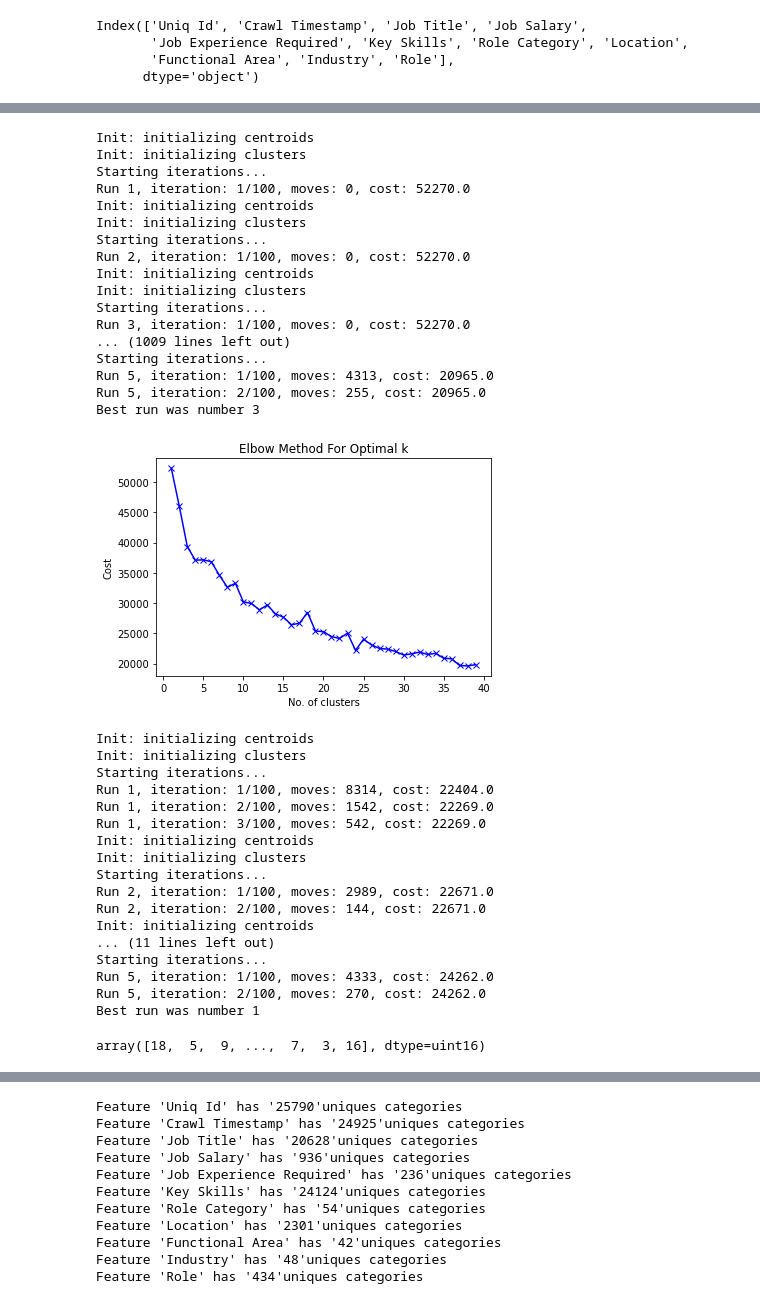
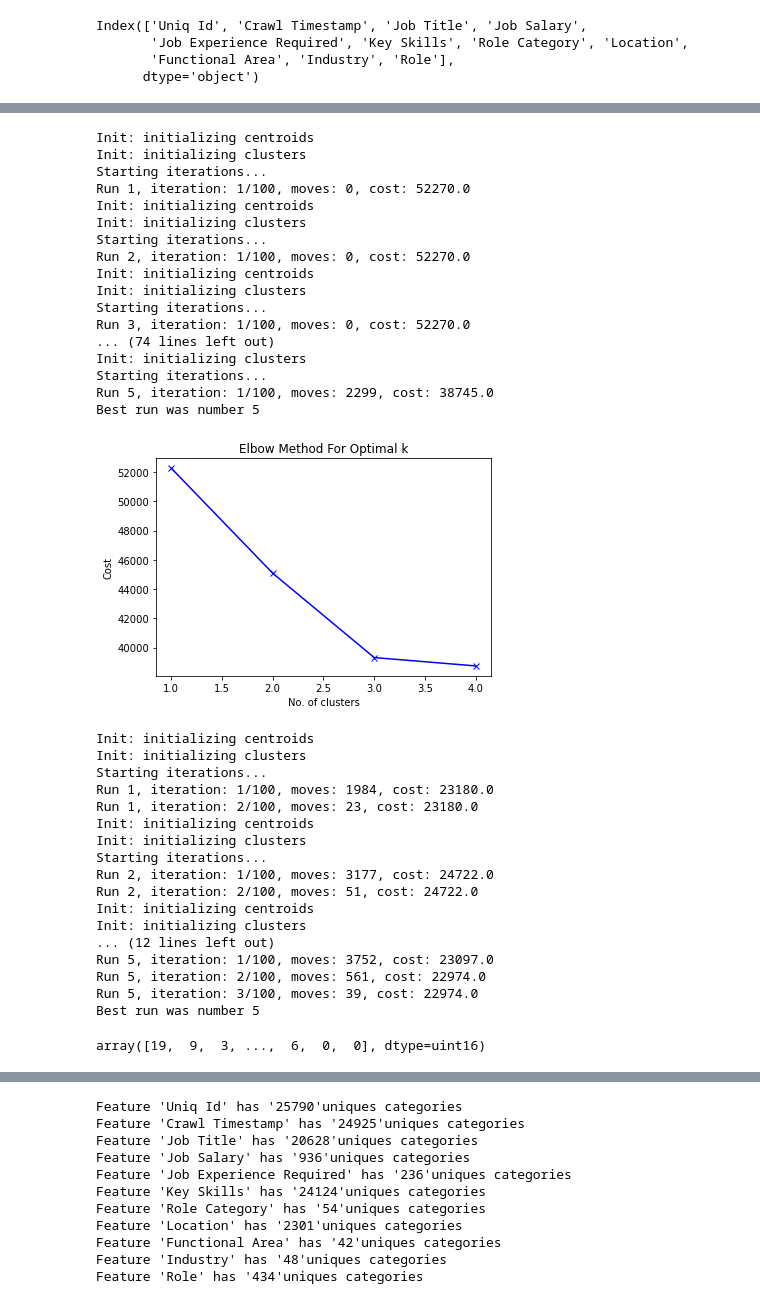
Before and after one commit to Niranjan2048/Job_reccomender-engine, a Jupyter notebook: notebook folder/niru.ipynb, the cells around one changed output, grey strips where cells are left out. Drawn from its saved outputs; the diff is of its cells as text; code cells hidden in the pictures.

```diff
--- a/notebook folder/niru.ipynb
+++ b/notebook folder/niru.ipynb
@@ -673,36 +673,36 @@ array([['Advertising',
 # %%
 # Elbow curve to find optimal K
 cost = []
-K = range(1,40)
+K = range(1,5)
 for num_clusters in list(K):
     kmode = KModes(n_clusters=num_clusters, init = "random", n_init = 5, verbose=1)
     kmode.fit_predict(mark_array)
     cost.append(kmode.cost_)
 
 plt.plot(K, cost, 'bx-')
 plt.xlabel('No. of clusters')
 plt.ylabel('Cost')
 plt.title('Elbow Method For Optimal k')
 plt.show()
 # %% [output]
 Init: initializing centroids
 Init: initializing clusters
 Starting iterations...
 Run 1, iteration: 1/100, moves: 0, cost: 52270.0
 Init: initializing centroids
 Init: initializing clusters
 Starting iterations...
 Run 2, iteration: 1/100, moves: 0, cost: 52270.0
 Init: initializing centroids
 Init: initializing clusters
 Starting iterations...
 Run 3, iteration: 1/100, moves: 0, cost: 52270.0
-... (1009 lines left out)
+... (74 lines left out)
+Init: initializing clusters
 Starting iterations...
-Run 5, iteration: 1/100, moves: 4313, cost: 20965.0
-Run 5, iteration: 2/100, moves: 255, cost: 20965.0
-Best run was number 3
+Run 5, iteration: 1/100, moves: 2299, cost: 38745.0
+Best run was number 5
-[figure, old version]
+[figure, new version]
 # %%
 # Building the model with 30 clusters
 kmode = KModes(n_clusters=30, init = "random", n_init = 5, verbose=1)
@@ -712,21 +712,21 @@ clusters
 Init: initializing centroids
 Init: initializing clusters
 Starting iterations...
-Run 1, iteration: 1/100, moves: 8314, cost: 22404.0
-Run 1, iteration: 2/100, moves: 1542, cost: 22269.0
-Run 1, iteration: 3/100, moves: 542, cost: 22269.0
+Run 1, iteration: 1/100, moves: 1984, cost: 23180.0
+Run 1, iteration: 2/100, moves: 23, cost: 23180.0
 Init: initializing centroids
 Init: initializing clusters
 Starting iterations...
-Run 2, iteration: 1/100, moves: 2989, cost: 22671.0
-Run 2, iteration: 2/100, moves: 144, cost: 22671.0
+Run 2, iteration: 1/100, moves: 3177, cost: 24722.0
+Run 2, iteration: 2/100, moves: 51, cost: 24722.0
 Init: initializing centroids
-... (11 lines left out)
-Starting iterations...
-Run 5, iteration: 1/100, moves: 4333, cost: 24262.0
-Run 5, iteration: 2/100, moves: 270, cost: 24262.0
-Best run was number 1
+Init: initializing clusters
+... (12 lines left out)
+Run 5, iteration: 1/100, moves: 3752, cost: 23097.0
+Run 5, iteration: 2/100, moves: 561, cost: 22974.0
+Run 5, iteration: 3/100, moves: 39, cost: 22974.0
+Best run was number 5
-array([18,  5,  9, ...,  7,  3, 16], dtype=uint16)
+array([19,  9,  3, ...,  6,  0,  0], dtype=uint16)
 # %%
 jobs.insert(0, "Cluster", clusters, True)
 jobs
```
Also changed, not shown: parts of 28 cells of this notebook.
